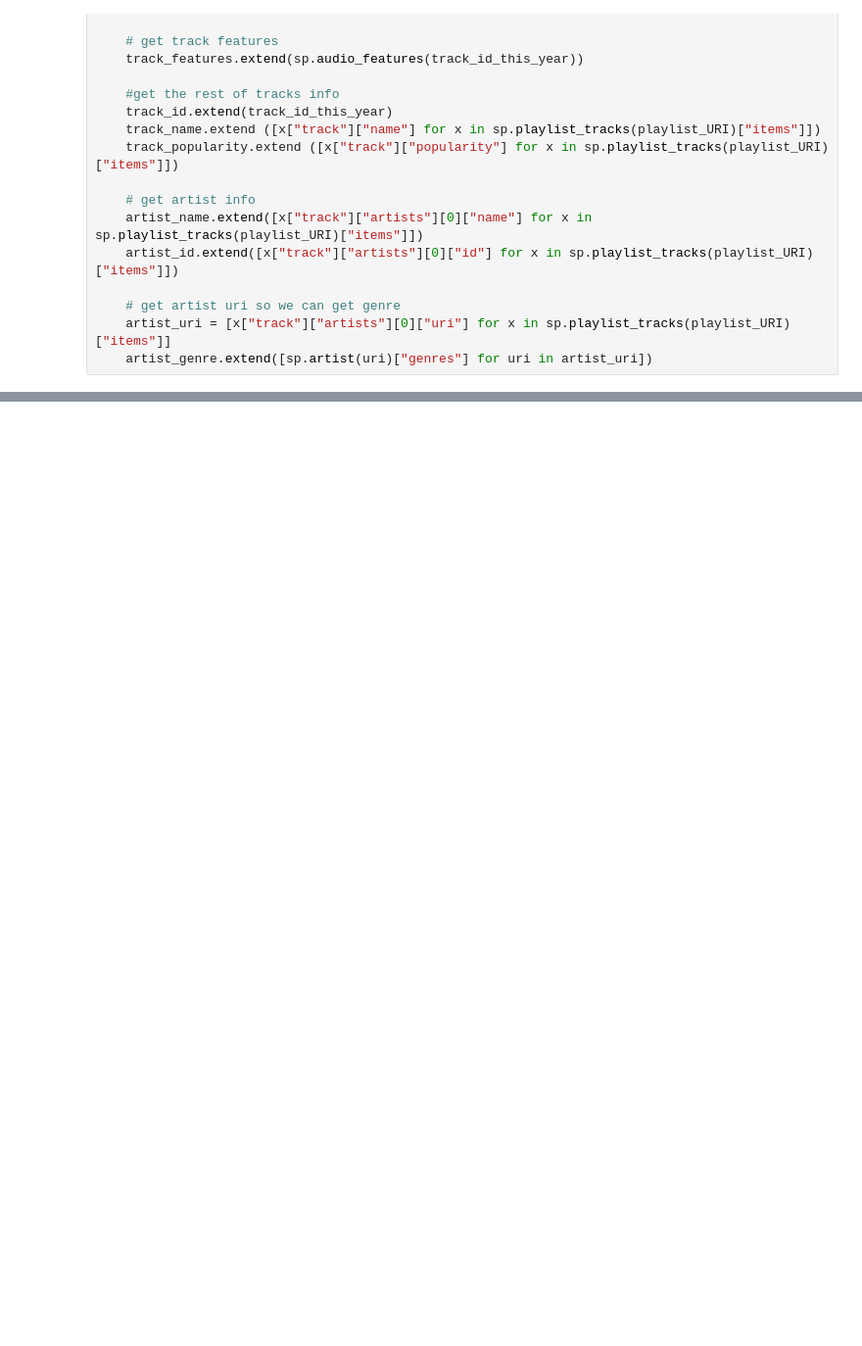
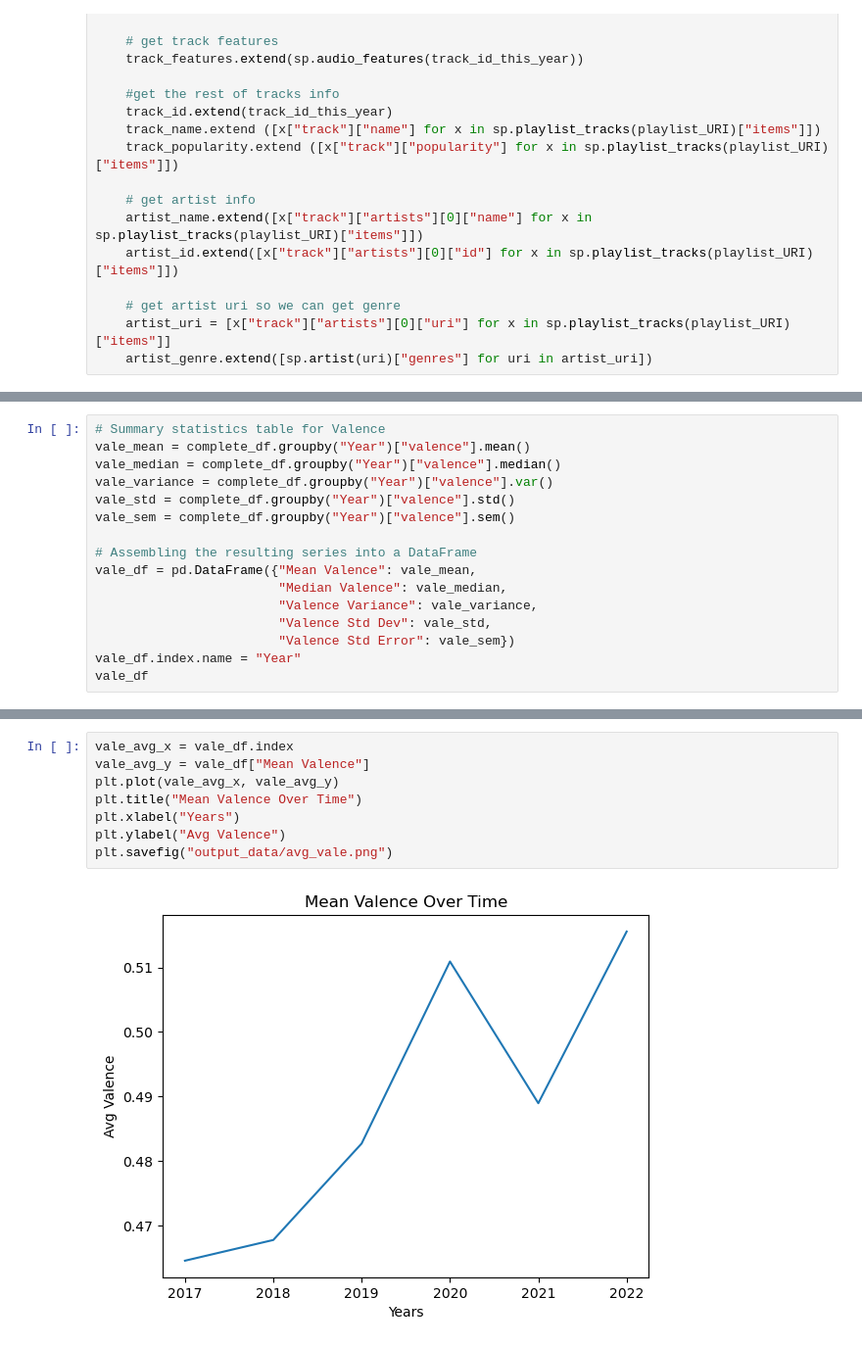
Before and after one commit to catisf/Project-1-Group-2, a Jupyter notebook: spotipy_data_prep.ipynb, the cells around one changed output, grey strips where cells are left out. Shown at 98% size. Drawn from its saved outputs; the diff is of its cells as text; blank space fills up the shorter version.

```diff
--- a/spotipy_data_prep.ipynb
+++ b/spotipy_data_prep.ipynb
@@ -88,0 +210,16 @@ complete_df.to_csv('output_data/spotipy_data.csv')
+# %%
+# Summary statistics table for Valence
+vale_mean = complete_df.groupby("Year")["valence"].mean()
+vale_median = complete_df.groupby("Year")["valence"].median()
+vale_variance = complete_df.groupby("Year")["valence"].var()
+vale_std = complete_df.groupby("Year")["valence"].std()
+vale_sem = complete_df.groupby("Year")["valence"].sem()
+
+# Assembling the resulting series into a DataFrame
+vale_df = pd.DataFrame({"Mean Valence": vale_mean,
+                        "Median Valence": vale_median,
+                        "Valence Variance": vale_variance,
+                        "Valence Std Dev": vale_std,
+                        "Valence Std Error": vale_sem})
+vale_df.index.name = "Year"
+vale_df
@@ -88,0 +235,10 @@ complete_df.to_csv('output_data/spotipy_data.csv')
+# %%
+vale_avg_x = vale_df.index
+vale_avg_y = vale_df["Mean Valence"]
+plt.plot(vale_avg_x, vale_avg_y)
+plt.title("Mean Valence Over Time")
+plt.xlabel("Years")
+plt.ylabel("Avg Valence")
+plt.savefig("output_data/avg_vale.png")
+# %% [output]
+[figure, added]
```
Also changed, not shown: parts of 11 cells of this notebook, 7 other files.
